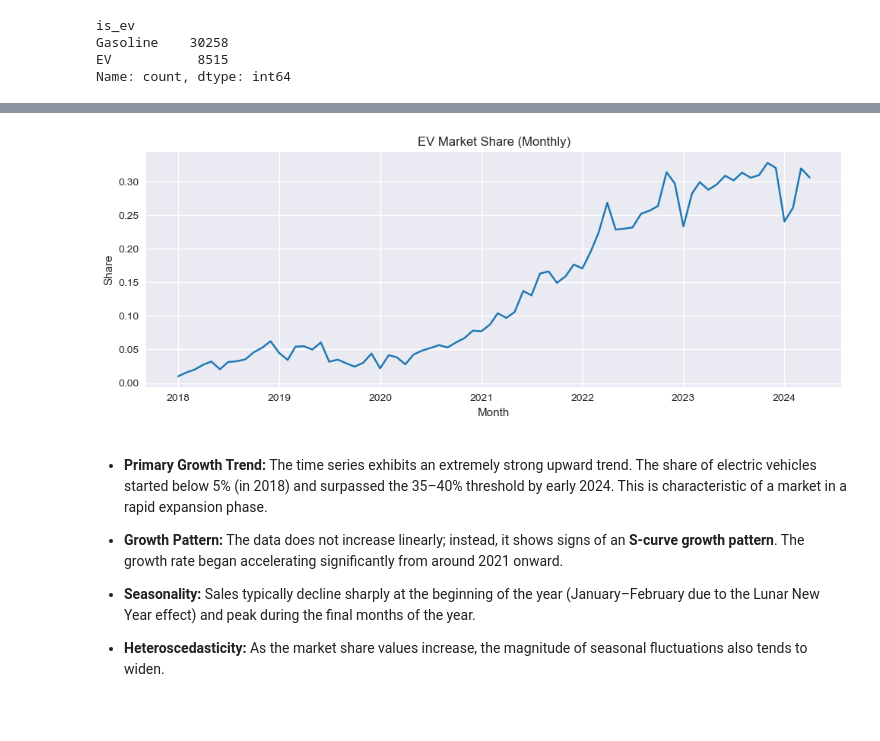
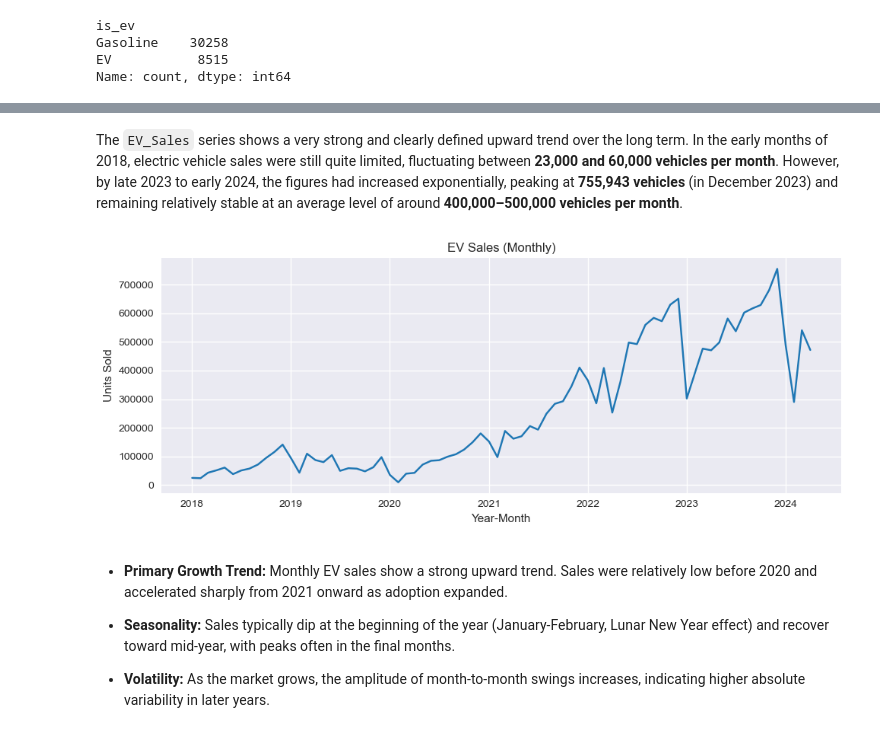
Before and after one commit to HoangPhuc-999/Forecasting-China-EV-Sales, a Jupyter notebook: 01_Data_Prep_and_EDA.ipynb, the cells around one changed output, grey strips where cells are left out. Saved outputs shown, nothing was run; the diff lists cells and outputs as text; code cells hidden in the pictures.

```diff
--- a/01_Data_Prep_and_EDA.ipynb
+++ b/01_Data_Prep_and_EDA.ipynb
@@ -133,19 +133,14 @@ df = df.dropna(subset=["year_month"])
 total_sales = df.groupby("year_month")["units_sold"].sum()
 ev_sales = df[df["is_ev"] == "EV"].groupby("year_month")["units_sold"].sum()
 
-monthly = pd.concat([total_sales, ev_sales], axis=1)
-monthly.columns = ["Total_Sales", "EV_Sales"]
+monthly = pd.concat([ev_sales, total_sales], axis=1)
+monthly.columns = ["EV_Sales", "Total_Sales"]
 
 # Force indexing by monthly frequency (month start)
 monthly = monthly.asfreq("MS")
 
-# Fill EV_Sales, avoid division by zero
 monthly["EV_Sales"] = monthly["EV_Sales"].fillna(0)
-monthly["EV_Market_Share"] = np.where(
-    monthly["Total_Sales"] > 0,
-    monthly["EV_Sales"] / monthly["Total_Sales"],
-    np.nan
-)
+monthly["Total_Sales"] = monthly["Total_Sales"].fillna(0)
 
-monthly.head()
+monthly
 # %% [output]
@@ -159,17 +161,18 @@ monthly.head()
+# %% [markdown]
+The `EV_Sales` series shows a very strong and clearly defined upward trend over the long term. In the early months of 2018, electric vehicle sales were still quite limited, fluctuating between **23,000 and 60,000 vehicles per month**. However, by late 2023 to early 2024, the figures had increased exponentially, peaking at **755,943 vehicles** (in December 2023) and remaining relatively stable at an average level of around **400,000–500,000 vehicles per month**.
 # %%
 fig, ax = plt.subplots(figsize=(10, 4))
-ax.plot(monthly.index, monthly["EV_Market_Share"], color="#1f77b4")
-ax.set_title("EV Market Share (Monthly)")
-ax.set_ylabel("Share")
-ax.set_xlabel("Month")
+ax.plot(monthly.index, monthly["EV_Sales"], color="#1f77b4")
+ax.set_title("EV Sales (Monthly)")
+ax.set_ylabel("Units Sold")
+ax.set_xlabel("Year-Month")
 plt.tight_layout()
 plt.show()
 # %% [output]
-[figure, old version]
+[figure, new version]
 # %% [markdown]
-* **Primary Growth Trend:** The time series exhibits an extremely strong upward trend. The share of electric vehicles started below 5% (in 2018) and surpassed the 35–40% threshold by early 2024. This is characteristic of a market in a rapid expansion phase.
+* **Primary Growth Trend:** Monthly EV sales show a strong upward trend. Sales were relatively low before 2020 and accelerated sharply from 2021 onward as adoption expanded.
 
-* **Growth Pattern:** The data does not increase linearly; instead, it shows signs of an **S-curve growth pattern**. The growth rate began accelerating significantly from around 2021 onward.
-* **Seasonality:** Sales typically decline sharply at the beginning of the year (January–February due to the Lunar New Year effect) and peak during the final months of the year.
-* **Heteroscedasticity:** As the market share values increase, the magnitude of seasonal fluctuations also tends to widen.
+* **Seasonality:** Sales typically dip at the beginning of the year (January-February, Lunar New Year effect) and recover toward mid-year, with peaks often in the final months.
+* **Volatility:** As the market grows, the amplitude of month-to-month swings increases, indicating higher absolute variability in later years.
 # %%
```
Also changed, not shown: parts of 11 cells of this notebook, 1 other file.
